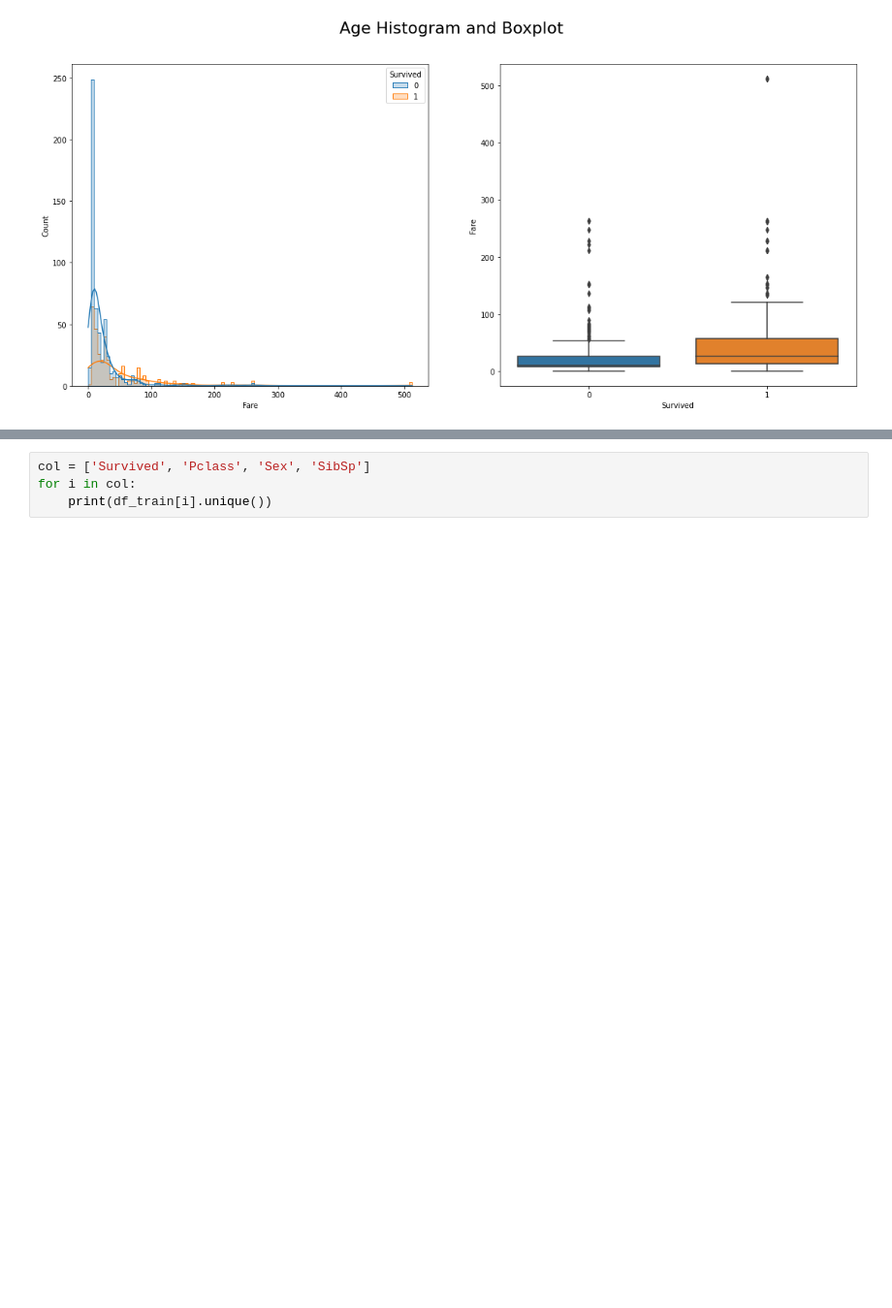
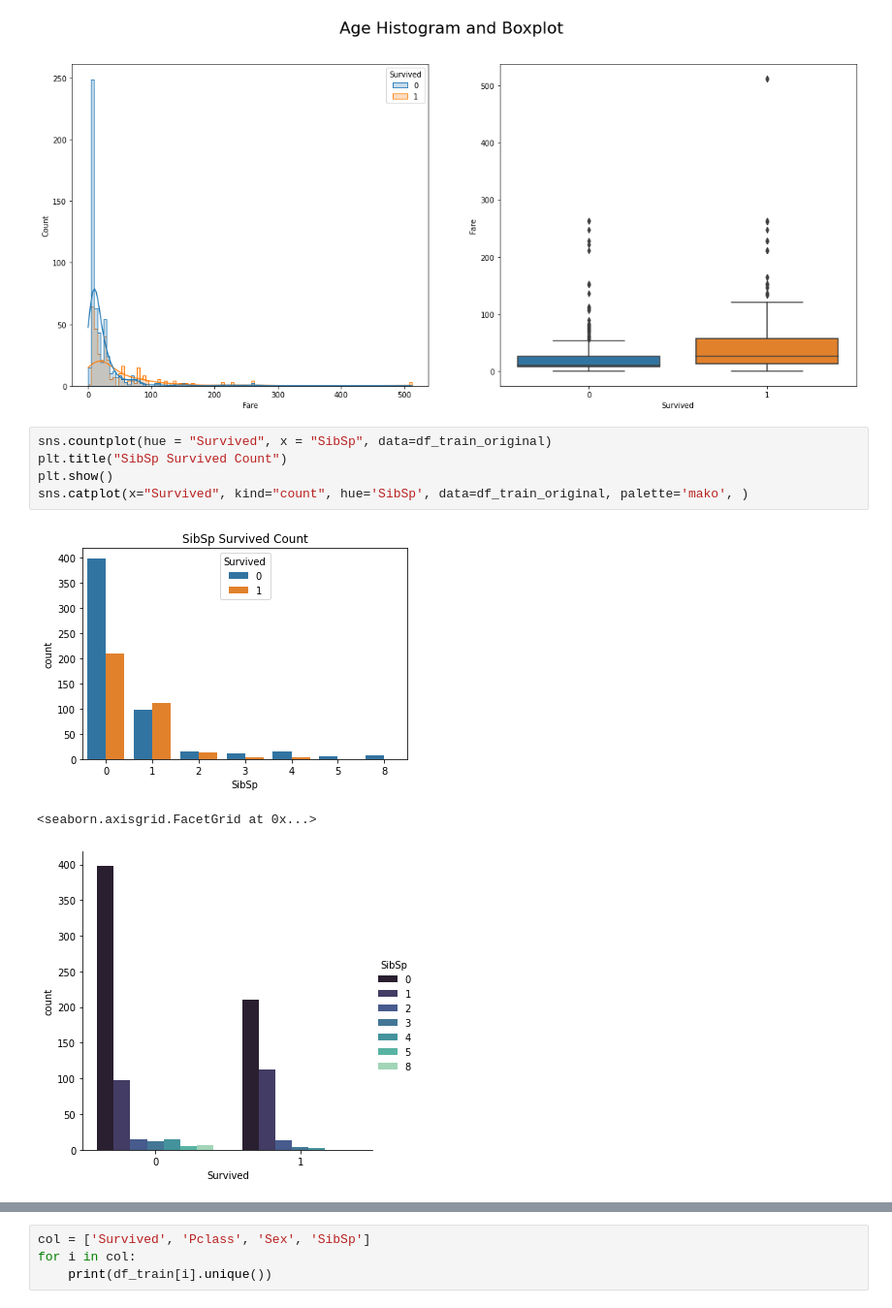
Before and after one commit to Cesar421/Titanic, a Jupyter notebook: JupyterMODEL.ipynb, the cells around one changed output, grey strips where cells are left out. Shown at 97% size. Cells and saved outputs as stored; diff of their text form; blank space fills up the shorter version.

Commit message:
Data exploration 6

```diff
--- a/JupyterMODEL.ipynb
+++ b/JupyterMODEL.ipynb
@@ -296,3 +296,12 @@ sns.boxplot(x='Survived', y='Fare', data=df_train_original, ax=ax[1])
 plt.show()
 # %% [output]
 [figure]
+# %%
+sns.countplot(hue = "Survived", x = "SibSp", data=df_train_original)
+plt.title("SibSp Survived Count")
+plt.show()
+sns.catplot(x="Survived", kind="count", hue='SibSp', data=df_train_original, palette='mako', )
+# %% [output]
+[figure, added]
+<seaborn.axisgrid.FacetGrid at 0x...>
+[figure, added]
```
Also changed, not shown: parts of 2 cells of this notebook.
